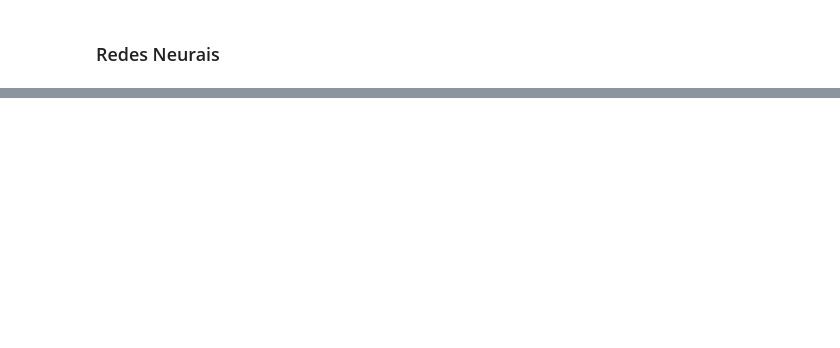
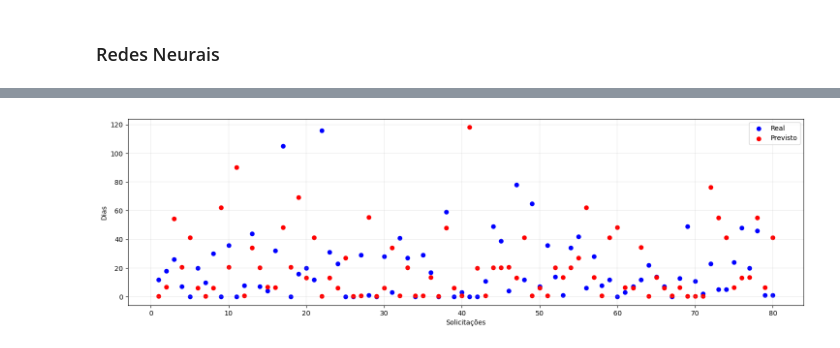
Before and after one commit to ricardoronsoni/predicao-tempo-espera-atendimento-sus, a Jupyter notebook: tempo_acesso.ipynb, the cells around one changed output, grey strips where cells are left out. Drawn from its saved outputs; the diff is of its cells as text; code cells hidden in the pictures; blank space fills up the shorter version.

```diff
--- a/tempo_acesso.ipynb
+++ b/tempo_acesso.ipynb
@@ -767,0 +777,18 @@ Desvio padrão RMSE: 0.117
+# %%
+# Hiperparâmetros para teste
+parametros = {
+    'activation': ['relu', 'tanh'], 'alpha': [0.0001, 0.001, 0.01]
+}
+
+# Definir o GridSearch
+cv_interno = RepeatedKFold(n_splits=k_cv_interno, n_repeats=3, random_state=1)
+grid_search = GridSearchCV(MLPRegressor(max_iter=5000, hidden_layer_sizes=(8,8), random_state=1), parametros, scoring=make_scorer(mean_squared_error, greater_is_better=False, squared=False),
+                           cv=cv_interno, refit=True, n_jobs=-1)
+
+# Verificar os melhores parâmetros
+X_treino, X_teste, y_treino, y_teste = train_test_split(X, y, test_size=0.20, random_state=1)
+gs_modelo = grid_search.fit(X_treino, y_treino.values.ravel())
+
+# Consultar os melhores parâmetros
+print(f"Melhores parâmetros: {gs_modelo.best_params_}")
+print(f"Melhor score: {round(gs_modelo.best_score_ * -1, 3)}")
@@ -767,0 +801,11 @@ Desvio padrão RMSE: 0.117
+# %%
+# Realizar a predição
+y_previsto = gs_modelo.predict(X_teste)
+
+# Calcular as métricas de qualidade do modelo
+rmse = np.sqrt(mean_squared_error(y_teste, y_previsto))
+r2 = r2_score(y_teste, y_previsto)
+r2_ajustado = 1 - (1 - r2) * (len(y_teste) - 1) / (len(y_teste) - X.shape[1] - 1)
+print(f'RMSE: {rmse:.3f}')
+print(f'R²: {r2:.3f}')
+print(f'R² ajustado: {r2_ajustado:.3f}')
@@ -767,0 +819,18 @@ Desvio padrão RMSE: 0.117
+# %%
+# Selecionar aleatoriamente 80 registros previstos
+index_aleatorios = np.random.choice(len(y_previsto), size=80, replace=False)
+real = y_treino.values[index_aleatorios]
+previsto = y_previsto[index_aleatorios]
+
+# Plotar o gráfico de dispersão
+x = np.arange(1, 81)
+fig, ax = plt.subplots(figsize=(18,5))
+ax.scatter(x, real, color='b', label='Real')
+ax.scatter(x, previsto, color='r', label='Previsto')
+ax.grid(True, linewidth=0.2)
+ax.set_xlabel('Solicitações')
+ax.set_ylabel('Dias')
+ax.legend()
+plt.show()
+# %% [output]
+[figure, added]
```
Also changed, not shown: parts of 44 cells of this notebook, 1 other file.
